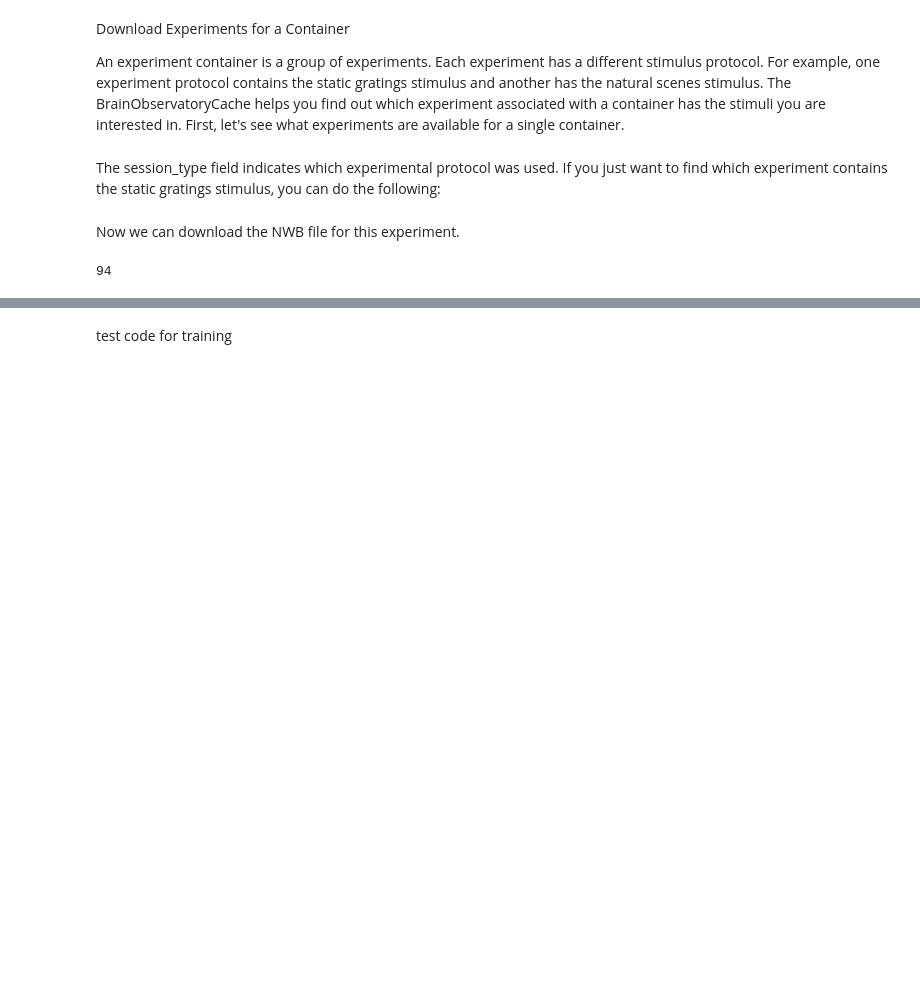
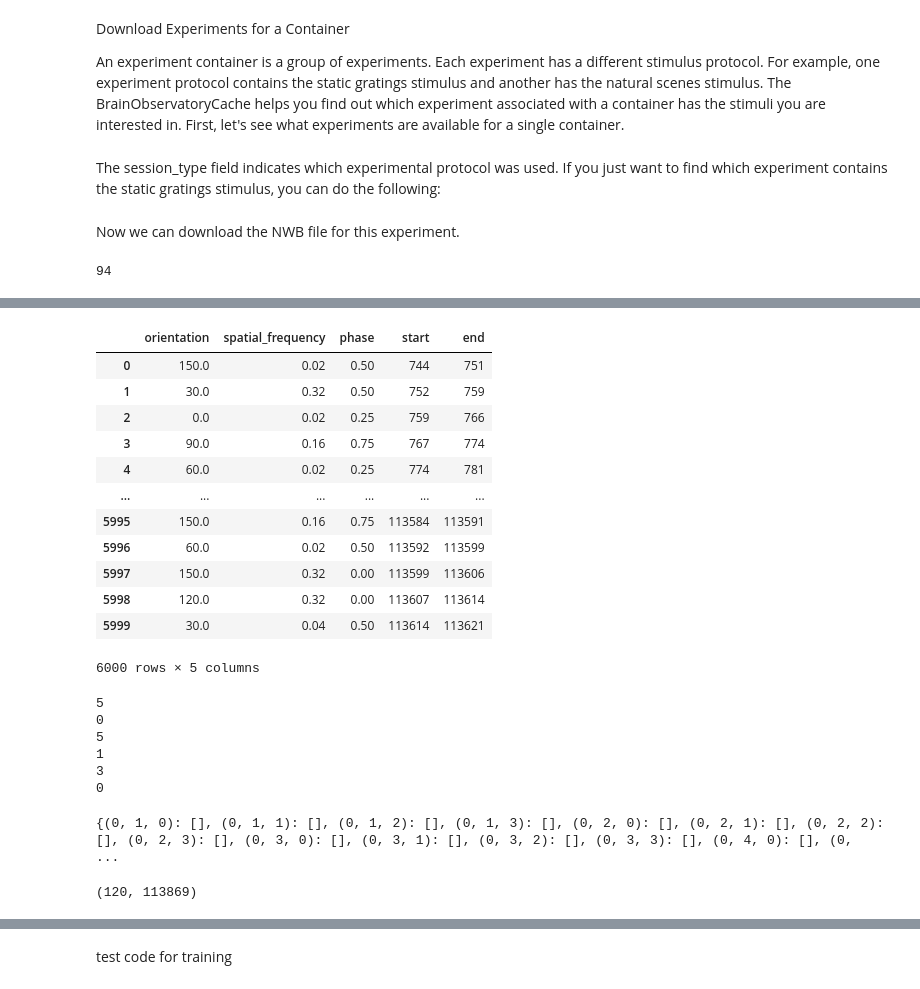
Before and after one commit to edwardyan95/ESE546_Project, a Jupyter notebook: test_project.ipynb, the cells around one changed output, grey strips where cells are left out. Drawn from its saved outputs; the diff is of its cells as text; code cells hidden in the pictures; blank space fills up the shorter version.

```diff
--- a/test_project.ipynb
+++ b/test_project.ipynb
@@ -95,0 +296,17 @@ numCell[4]
+# %%
+stim_df = get_stim_df(boc, exps[22], stimulus_name='static_gratings')
+stim_df
+# %% [output]
+|  | orientation | spatial_frequency | phase | start | end |
+| 0 | 150.0 | 0.02 | 0.50 | 744 | 751 |
+| 1 | 30.0 | 0.32 | 0.50 | 752 | 759 |
+| 2 | 0.0 | 0.02 | 0.25 | 759 | 766 |
+| 3 | 90.0 | 0.16 | 0.75 | 767 | 774 |
+| 4 | 60.0 | 0.02 | 0.25 | 774 | 781 |
+| ... | ... | ... | ... | ... | ... |
+| 5995 | 150.0 | 0.16 | 0.75 | 113584 | 113591 |
+| 5996 | 60.0 | 0.02 | 0.50 | 113592 | 113599 |
+| 5997 | 150.0 | 0.32 | 0.00 | 113599 | 113606 |
+| 5998 | 120.0 | 0.32 | 0.00 | 113607 | 113614 |
+| 5999 | 30.0 | 0.04 | 0.50 | 113614 | 113621 |
+6000 rows × 5 columns
@@ -95,0 +345,19 @@ numCell[4]
+# %%
+sg = StaticGratings(data_set)
+sg_peak = sg.peak
+# %% [output]
+5
+0
+5
+1
+3
+0
+# %%
+indexes_dict = index_by_combinations(sg_peak)
+dff = get_fluo(boc, exps[19])
+dff.shape
+output = average_rows_by_index_dict(dff, indexes_dict)
+output.shape
+# %% [output]
+{(0, 1, 0): [], (0, 1, 1): [], (0, 1, 2): [], (0, 1, 3): [], (0, 2, 0): [], (0, 2, 1): [], (0, 2, 2): [], (0, 2, 3): [], (0, 3, 0): [], (0, 3, 1): [], (0, 3, 2): [], (0, 3, 3): [], (0, 4, 0): [], (0,  ...
+(120, 113869)
```
Also changed, not shown: parts of 27 cells of this notebook, 4 other files.
